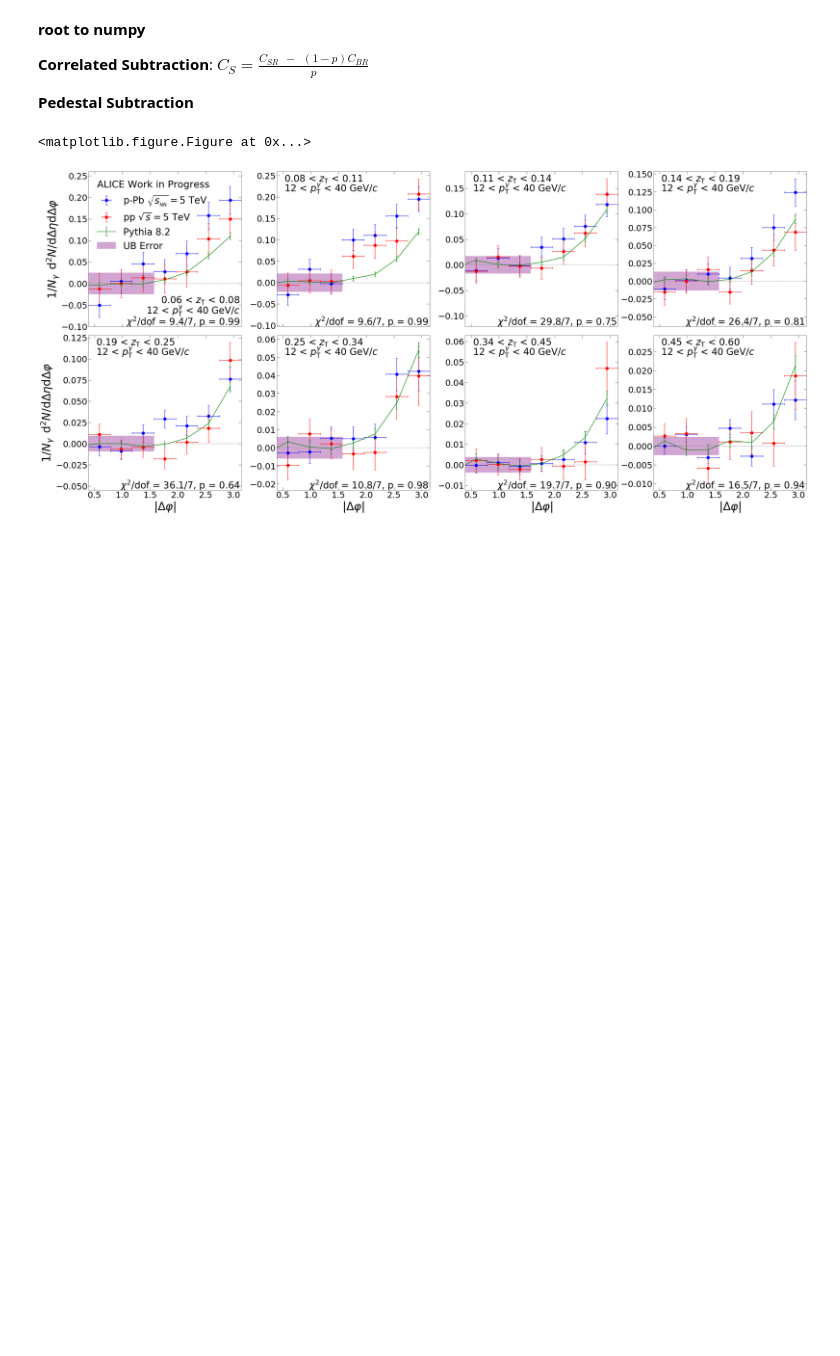
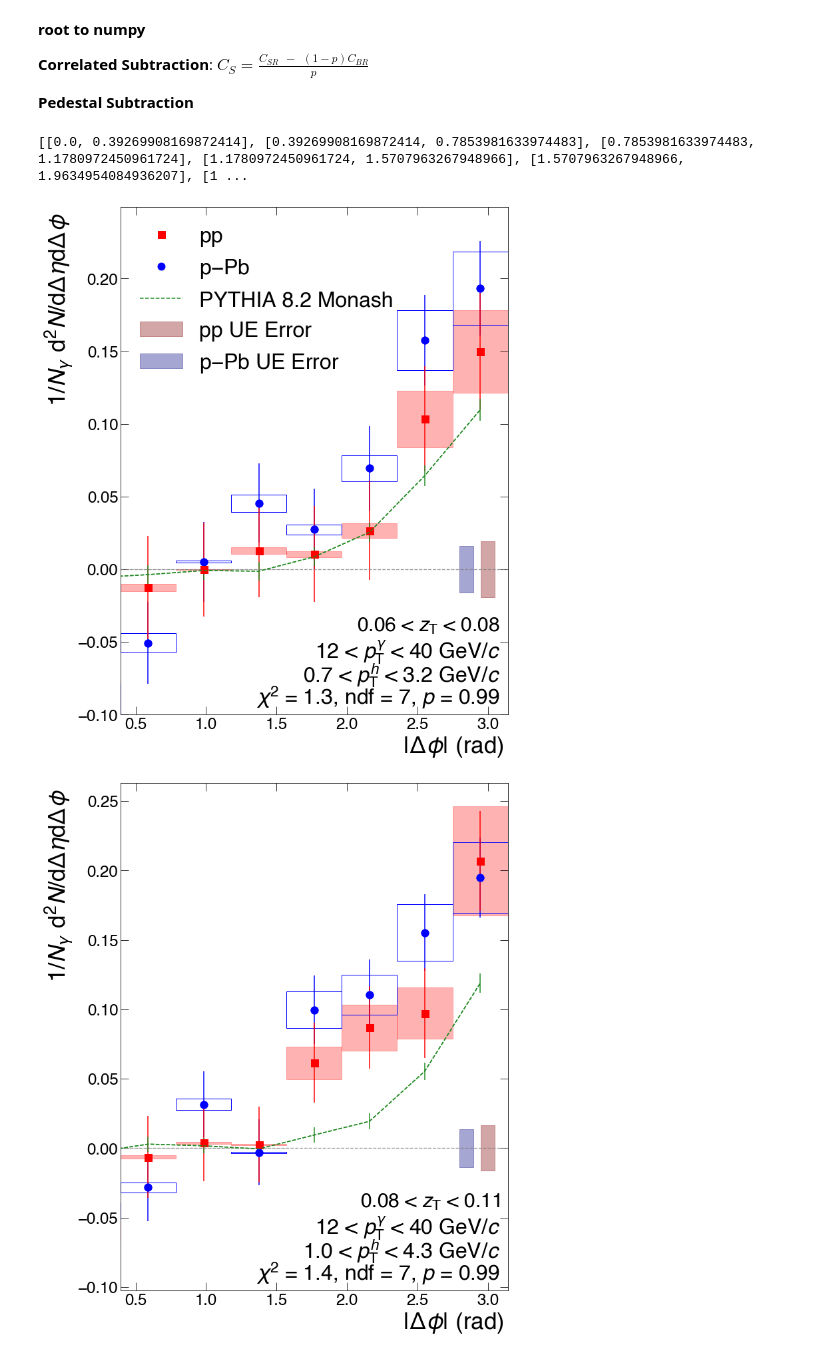
Before and after one commit to ftoralesacosta/GH_Correlations, a Jupyter notebook: Analysis_Notebooks/Simple.ipynb, the cells around one changed output. Cells and saved outputs as stored; diff of their text form; code cells hidden in the pictures; blank space fills up the shorter version.

```diff
--- a/Analysis_Notebooks/Simple.ipynb
+++ b/Analysis_Notebooks/Simple.ipynb
@@ -37,3 +42,7 @@ import ROOT
 **Correlated Subtraction**: $C_S = \frac{C_{SR} \ \ - \ \ (1-p) C_{BR}}{p}$
 
 **Pedestal Subtraction**
+# %%
+print(delta_phi_edges)
+# %% [output]
+[[0.0, 0.39269908169872414], [0.39269908169872414, 0.7853981633974483], [0.7853981633974483, 1.1780972450961724], [1.1780972450961724, 1.5707963267948966], [1.5707963267948966, 1.9634954084936207], [1 ...
@@ -40,8 +53,10 @@ import ROOT
 # %%
 Corrs = ROOT_to_nparray()
+#Plot_Sub_UB_Overlay(Corrs)
 Correlated_Subtraction_Weights(Corrs)
 Ped_Sub_After_Cs(Corrs)
-Plot_pp_pPb_Cs(Corrs)
+#Plot_pp_pPb_Cs(Corrs)
+#Plot_pp_pPb_Cs_Individual(Corrs)
 # %% [output]
-<matplotlib.figure.Figure at 0x...>
-[figure, old version]
+[figure, new version]
+[figure, added]
```
Also changed, not shown: parts of 12 cells of this notebook, 3 other files.
